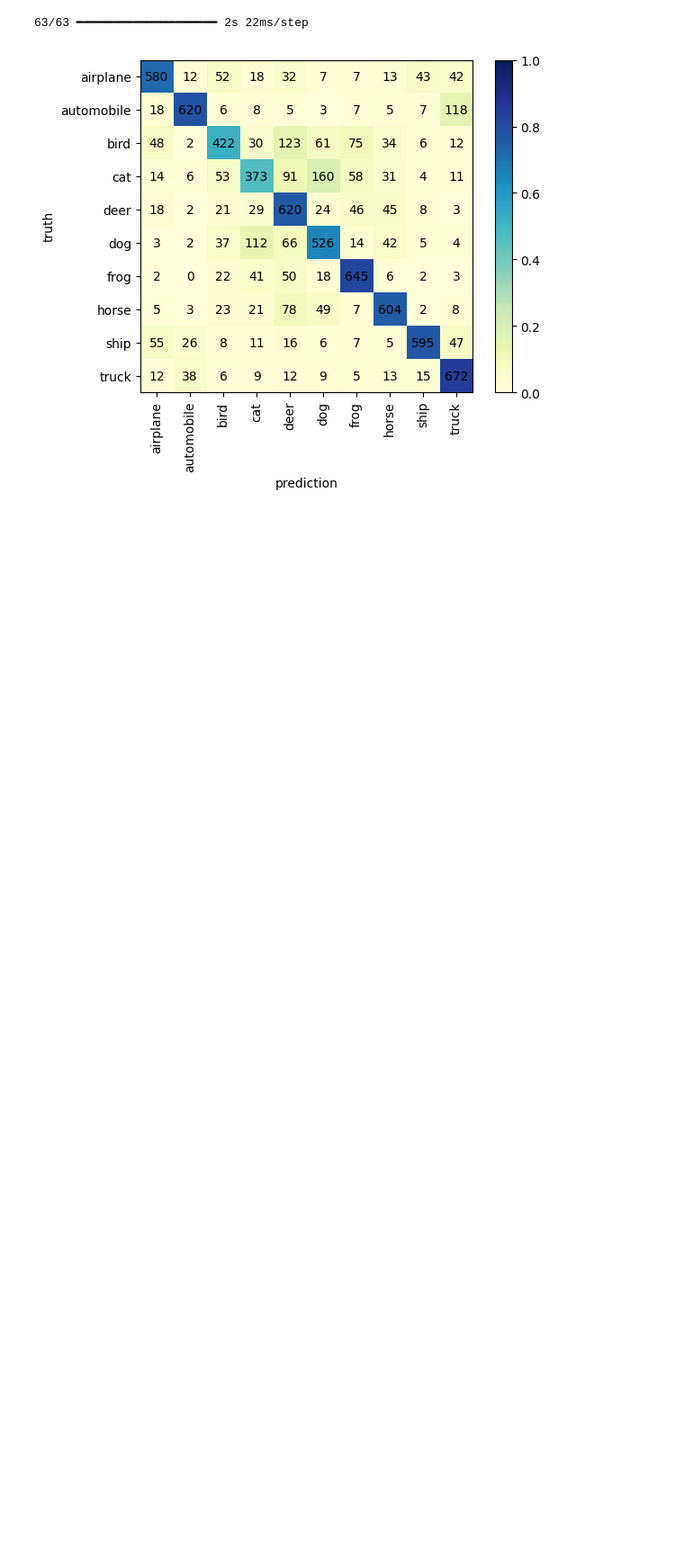
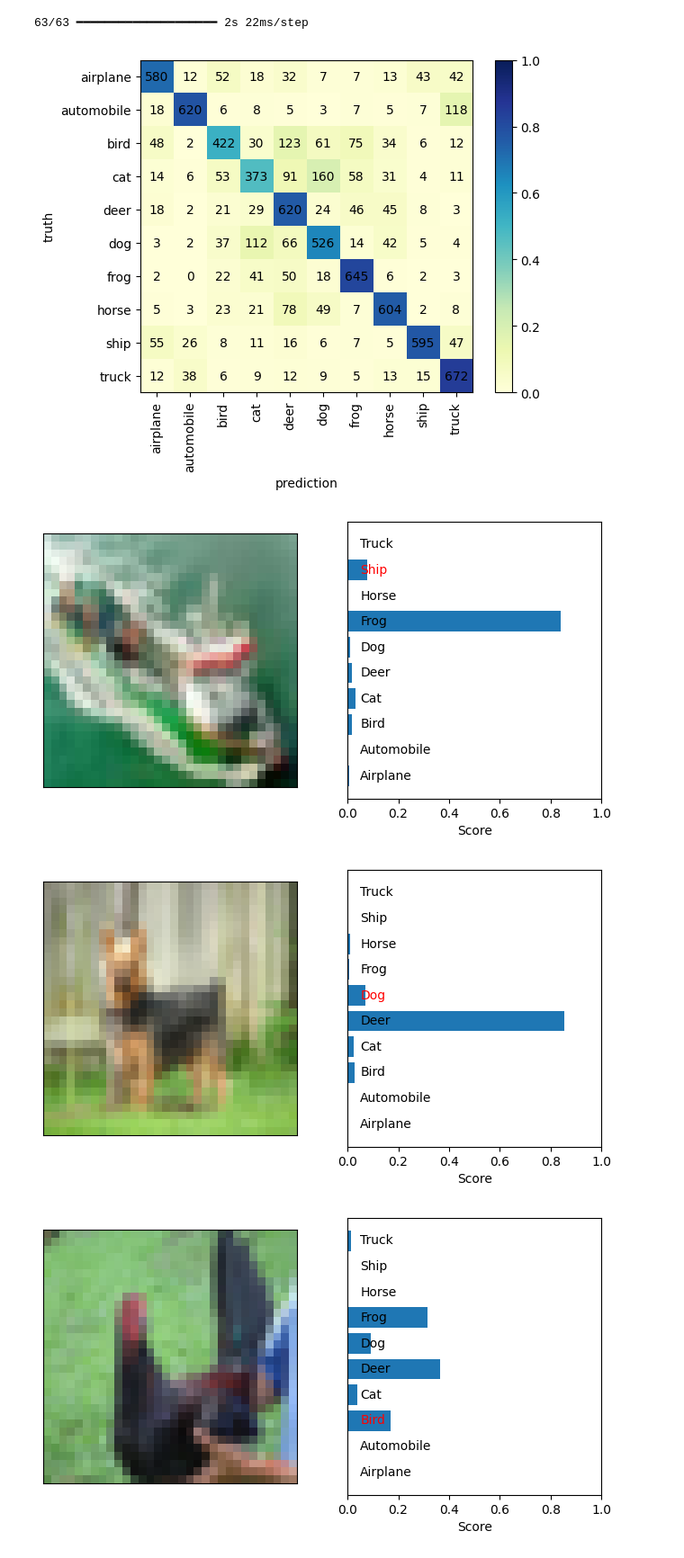
Before and after one commit to Niklas-Hy/Deeplearning, a Jupyter notebook: Exercise_7_1_CIFAR_10.ipynb, the cells around one changed output. Shown at 90% size. Cells and saved outputs as stored; diff of their text form; code cells hidden in the pictures; blank space fills up the shorter version.

```diff
--- a/Exercise_7_1_CIFAR_10.ipynb
+++ b/Exercise_7_1_CIFAR_10.ipynb
@@ -372,3 +372,15 @@ plot_confusion(y_test_cl, y_predict_cl)
 # %% [output]
 63/63 ━━━━━━━━━━━━━━━━━━━━ 2s 22ms/step
 [figure]
+# %%
+m = y_predict_cl == y_test_cl
+i0 = np.arange(8000)[~m]
+i1 = np.arange(8000)[m]
+for i in i0[0:5]:
+  plot_prediction(x_test[i], y_test_onehot[i], y_predict[i])
+for i in i1[0:5]:
+  plot_prediction(x_test[i], y_test_onehot[i], y_predict[i])
+# %% [output]
+[figure, added]
+[figure, added]
+[figure, added]
```
Also changed, not shown: parts of 1 cell of this notebook.
